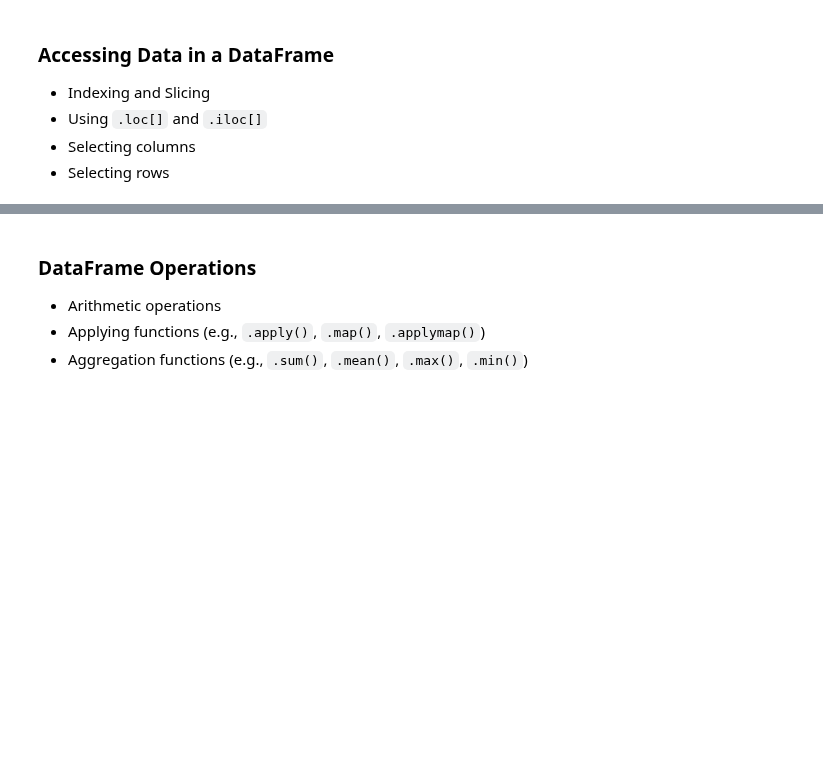
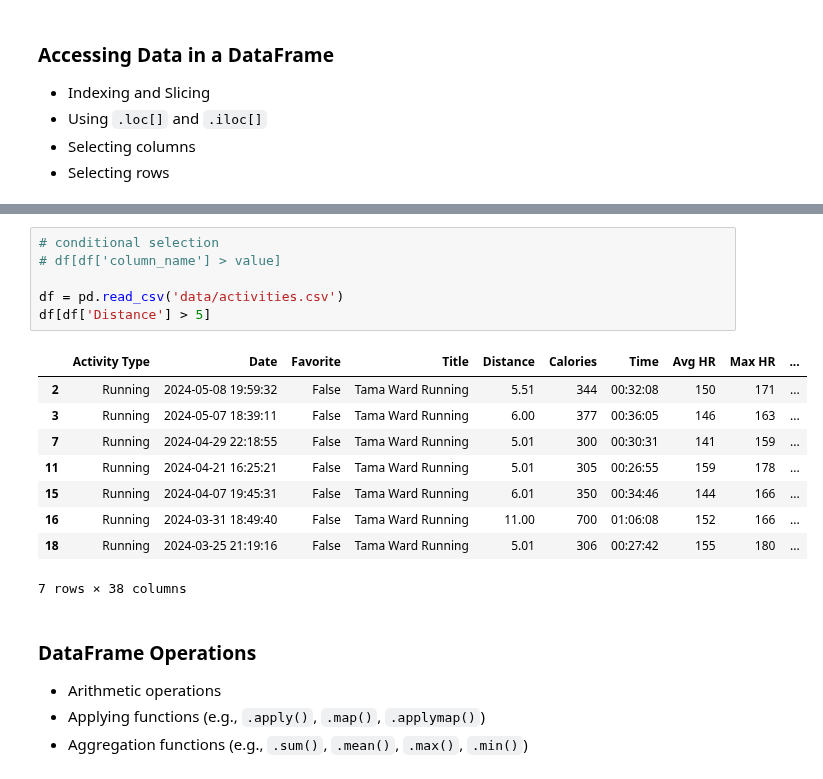
Before and after one commit to tjyana/coding-challenges, a Jupyter notebook: pandas-notebook.ipynb, the cells around one changed output, grey strips where cells are left out. Cells and saved outputs as stored; diff of their text form; blank space fills up the shorter version.

```diff
--- a/pandas-notebook.ipynb
+++ b/pandas-notebook.ipynb
@@ -203,3 +279,19 @@ df.shape
+# %%
+# conditional selection
+# df[df['column_name'] > value]
+
+df = pd.read_csv('data/activities.csv')
+df[df['Distance'] > 5]
+# %% [output]
+|  | Activity Type | Date | Favorite | Title | Distance | Calories | Time | Avg HR | Max HR | ... |
+| 2 | Running | 2024-05-08 19:59:32 | False | Tama Ward Running | 5.51 | 344 | 00:32:08 | 150 | 171 | ... |
+| 3 | Running | 2024-05-07 18:39:11 | False | Tama Ward Running | 6.00 | 377 | 00:36:05 | 146 | 163 | ... |
+| 7 | Running | 2024-04-29 22:18:55 | False | Tama Ward Running | 5.01 | 300 | 00:30:31 | 141 | 159 | ... |
+| 11 | Running | 2024-04-21 16:25:21 | False | Tama Ward Running | 5.01 | 305 | 00:26:55 | 159 | 178 | ... |
+| 15 | Running | 2024-04-07 19:45:31 | False | Tama Ward Running | 6.01 | 350 | 00:34:46 | 144 | 166 | ... |
+| 16 | Running | 2024-03-31 18:49:40 | False | Tama Ward Running | 11.00 | 700 | 01:06:08 | 152 | 166 | ... |
+| 18 | Running | 2024-03-25 21:19:16 | False | Tama Ward Running | 5.01 | 306 | 00:27:42 | 155 | 180 | ... |
+7 rows × 38 columns
 # %% [markdown]
 ### DataFrame Operations
   - Arithmetic operations
```
Also changed, not shown: parts of 20 cells of this notebook, 3 other files.
